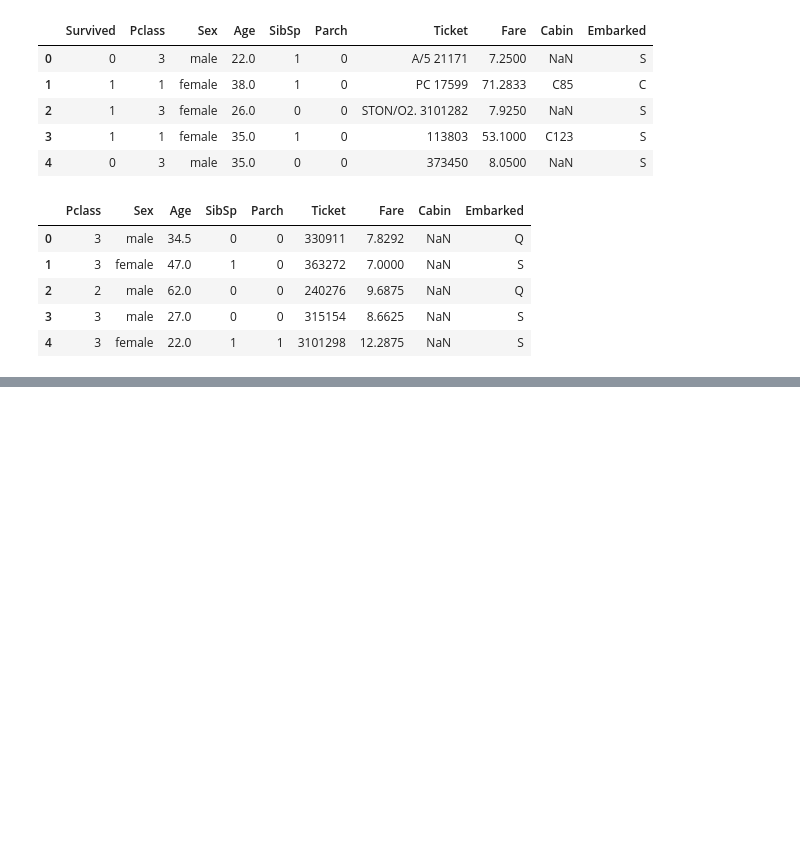
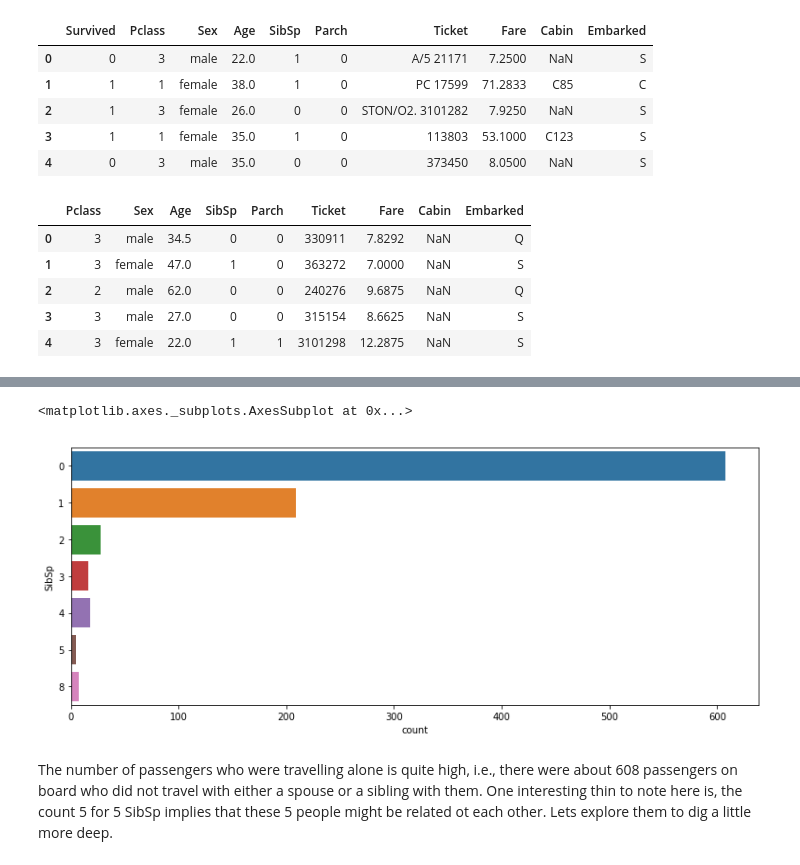
Before and after one commit to varushij/Titanic-Survivals, a Jupyter notebook: Titanic Survival Problem.ipynb, the cells around one changed output, grey strips where cells are left out. Drawn from its saved outputs; the diff is of its cells as text; code cells hidden in the pictures; blank space fills up the shorter version.

```diff
--- a/Titanic Survival Problem.ipynb
+++ b/Titanic Survival Problem.ipynb
@@ -104,0 +243,10 @@ test.head()
+# %%
+sibsp_fig = plt.figure(figsize = (13,5))
+sns.countplot(y = 'SibSp', data = train)
+# %% [output]
+<matplotlib.axes._subplots.AxesSubplot at 0x...>
+[figure, added]
+# %% [markdown]
+The number of passengers who were travelling alone is quite high, i.e., there were about 608 passengers on board who did not
+travel with either a spouse or a sibling with them.
+One interesting thin to note here is, the count 5 for 5 SibSp implies that these 5 people might be related ot each other. Lets explore them to dig a little more deep.
```
Also changed, not shown: parts of 65 cells of this notebook.
